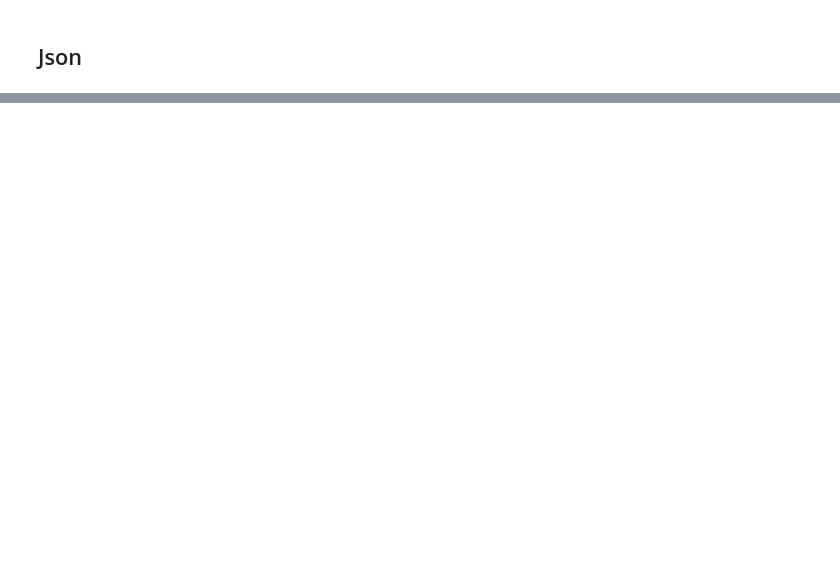
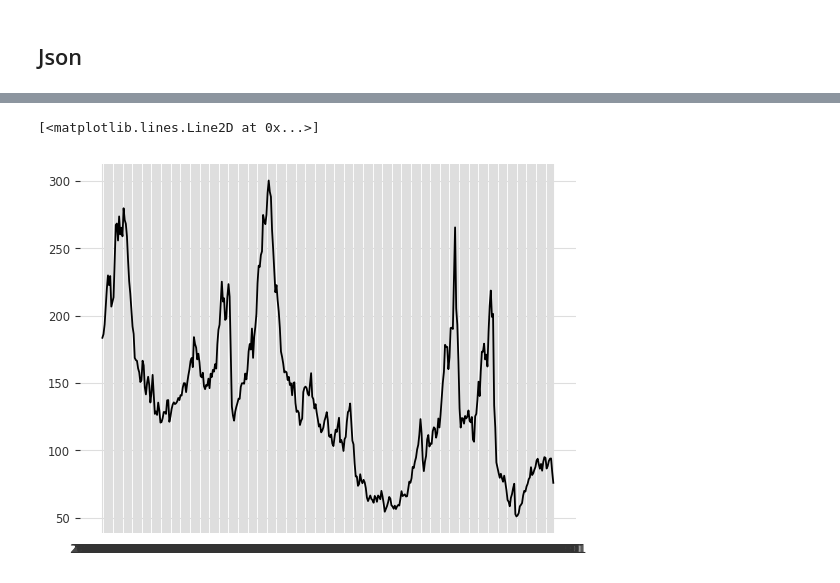
Before and after one commit to kevinalexis1/Chaos-Coders, a Jupyter notebook: test.ipynb, the cells around one changed output, grey strips where cells are left out. Cells and saved outputs as stored; diff of their text form; code cells hidden in the pictures; blank space fills up the shorter version.

```diff
--- a/test.ipynb
+++ b/test.ipynb
@@ -18,0 +17,3 @@ print(data)
+# %%
+data_coffe = data["data"]
+data_coffe
@@ -18,0 +38,6 @@ print(data)
+# %%
+df = pd.DataFrame(data_coffe)
+df1 = df.set_index(df['date'])
+df2 = df1.drop('date',axis =1)
+df2 = df2[df2['value'] != '.']
+df2.tail()
@@ -18,0 +52,7 @@ print(data)
+# %%
+df2['value'] = df2['value'].astype(float)
+# %%
+plt.plot(df2['value'])
+# %% [output]
+[<matplotlib.lines.Line2D at 0x...>]
+[figure, added]
```
Also changed, not shown: parts of 18 cells of this notebook, 1 other file.
